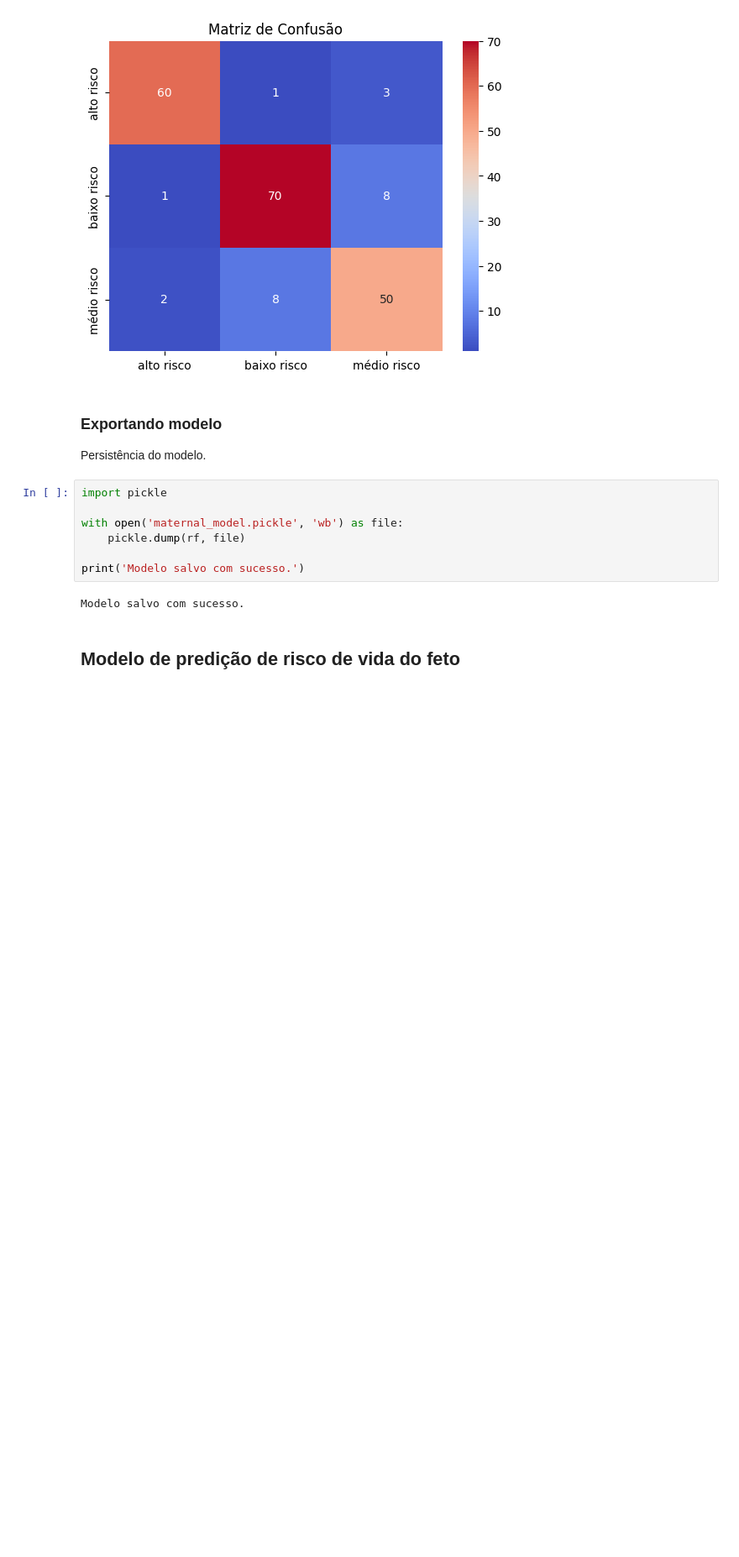
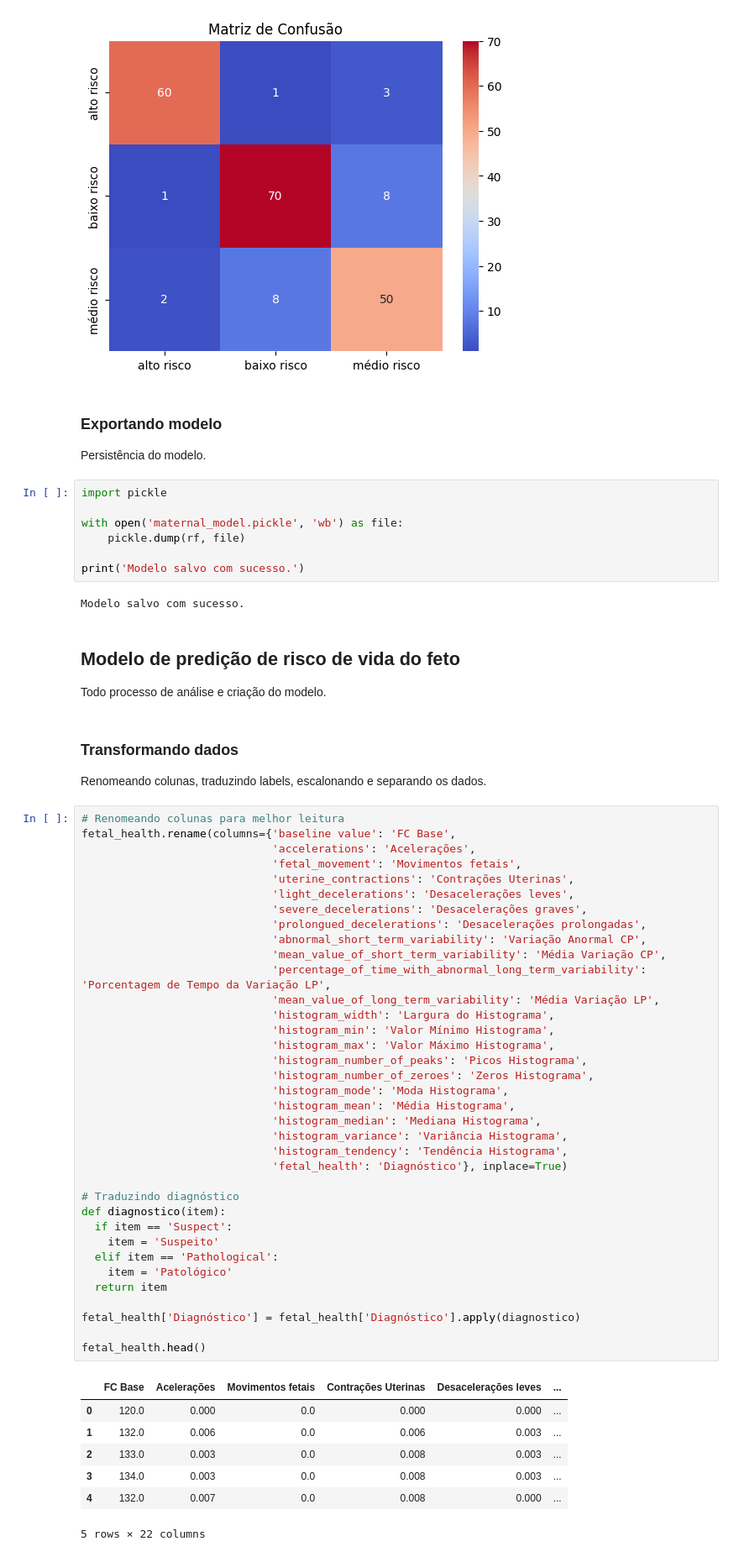
Before and after one commit to Curesharp/curesharp-datascience, a Jupyter notebook: analiseexploratoria.ipynb, the cells around one changed output. Shown: that part at 84% size. Drawn from its saved outputs; the diff is of its cells as text; blank space fills up the shorter version.

```diff
--- a/analiseexploratoria.ipynb
+++ b/analiseexploratoria.ipynb
@@ -450,3 +452,52 @@ print('Modelo salvo com sucesso.')
 Modelo salvo com sucesso.
 # %% [markdown]
 ## Modelo de predição de risco de vida do feto
+Todo processo de análise e criação do modelo.
+# %% [markdown]
+### Transformando dados
+
+Renomeando colunas, traduzindo labels, escalonando e separando os dados.
+# %%
+# Renomeando colunas para melhor leitura
+fetal_health.rename(columns={'baseline value': 'FC Base',
+                             'accelerations': 'Acelerações',
+                             'fetal_movement': 'Movimentos fetais',
+                             'uterine_contractions': 'Contrações Uterinas',
+                             'light_decelerations': 'Desacelerações leves',
+                             'severe_decelerations': 'Desacelerações graves',
+                             'prolongued_decelerations': 'Desacelerações prolongadas',
+                             'abnormal_short_term_variability': 'Variação Anormal CP',
+                             'mean_value_of_short_term_variability': 'Média Variação CP',
+                             'percentage_of_time_with_abnormal_long_term_variability': 'Porcentagem de Tempo da Variação LP',
+                             'mean_value_of_long_term_variability': 'Média Variação LP',
+                             'histogram_width': 'Largura do Histograma',
+                             'histogram_min': 'Valor Mínimo Histograma',
+                             'histogram_max': 'Valor Máximo Histograma',
+                             'histogram_number_of_peaks': 'Picos Histograma',
+                             'histogram_number_of_zeroes': 'Zeros Histograma',
+                             'histogram_mode': 'Moda Histograma',
+                             'histogram_mean': 'Média Histograma',
+                             'histogram_median': 'Mediana Histograma',
+                             'histogram_variance': 'Variância Histograma',
+                             'histogram_tendency': 'Tendência Histograma',
+                             'fetal_health': 'Diagnóstico'}, inplace=True)
+
+# Traduzindo diagnóstico
+def diagnostico(item):
+  if item == 'Suspect':
+    item = 'Suspeito'
+  elif item == 'Pathological':
+    item = 'Patológico'
+  return item
+
+fetal_health['Diagnóstico'] = fetal_health['Diagnóstico'].apply(diagnostico)
+
+fetal_health.head()
+# %% [output]
+|  | FC Base | Acelerações | Movimentos fetais | Contrações Uterinas | Desacelerações leves | ... |
+| 0 | 120.0 | 0.000 | 0.0 | 0.000 | 0.000 | ... |
+| 1 | 132.0 | 0.006 | 0.0 | 0.006 | 0.003 | ... |
+| 2 | 133.0 | 0.003 | 0.0 | 0.008 | 0.003 | ... |
+| 3 | 134.0 | 0.003 | 0.0 | 0.008 | 0.003 | ... |
+| 4 | 132.0 | 0.007 | 0.0 | 0.008 | 0.000 | ... |
+5 rows × 22 columns
```
Also changed, not shown: parts of 23 cells of this notebook.
